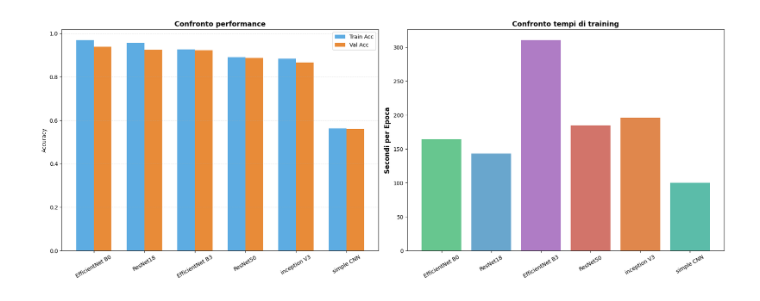
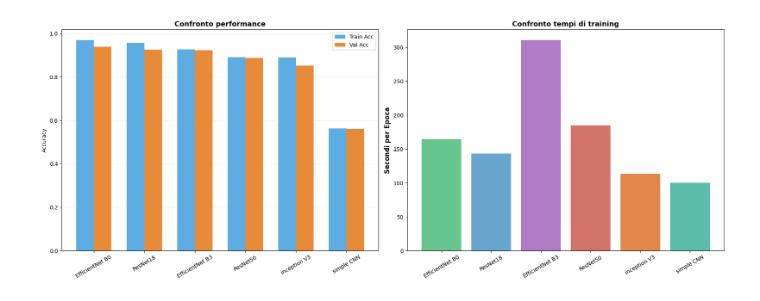
Before and after one commit to andreaspagnolo/progetto_aml, a Jupyter notebook: compare_fineTuning_models.ipynb, the cells around one changed output. Drawn from its saved outputs; the diff is of its cells as text; code cells hidden in the pictures.

```diff
--- a/compare_fineTuning_models.ipynb
+++ b/compare_fineTuning_models.ipynb
@@ -3,7 +3,7 @@ import matplotlib.pyplot as plt
 import numpy as np
 
 # 1. DATA PREPARATION
-models_data = [
+models_data_finetuning = [
     {
         "name": "ResNet50",
         "train_acc": 0.8917,
@@ -27,10 +27,10 @@ models_data = [
     },
     {
         "name": "inception V3",
-        "train_acc": 0.8848,
-        "val_acc": 0.8657,
+        "train_acc": 0.8892,
+        "val_acc": 0.8518,
         "time_min": 49.08,
-        "epochs": 15
+        "epochs": 26
     },
     {
         "name": "simple CNN",
@@ -49,44 +49,43 @@ models_data = [
 ]
 
 # Ordiniamo i modelli per accuratezza di validazione decrescente
-models_data = sorted(models_data, key=lambda x: x['val_acc'], reverse=True)
+models_data_finetuning = sorted(models_data_finetuning, key=lambda x: x['val_acc'], reverse=True)
 
-names = [m["name"] for m in models_data]
-train_accs = [m["train_acc"] for m in models_data]
-val_accs = [m["val_acc"] for m in models_data]
-total_times = [m["time_min"] for m in models_data]
-epochs = [m["epochs"] for m in models_data]
+names = [m["name"] for m in models_data_finetuning]
+train_accs = [m["train_acc"] for m in models_data_finetuning]
+val_accs = [m["val_acc"] for m in models_data_finetuning]
+total_times = [m["time_min"] for m in models_data_finetuning]
+epochs = [m["epochs"] for m in models_data_finetuning]
 
 # Calcoliamo il tempo medio per singola epoca (in secondi)
-time_per_epoch_sec = [(m["time_min"] * 60) / m["epochs"] for m in models_data]
-
+time_per_epoch_sec = [(m["time_min"] * 60) / m["epochs"] for m in models_data_finetuning]
 # 2. PLOTTING
 fig, (ax1, ax2) = plt.subplots(1, 2, figsize=(18, 7))
 x = np.arange(len(names))
 width = 0.35
 
 # --- Grafico 1: Accuratezza (Ordinata) ---
 ax1.bar(x - width/2, train_accs, width, label='Train Acc', color='#3498db', alpha=0.8)
 ax1.bar(x + width/2, val_accs, width, label='Val Acc', color='#e67e22', alpha=0.9)
 ax1.set_ylabel('Accuracy')
 ax1.set_title('Confronto performance', fontsize=13, fontweight='bold')
 ax1.set_xticks(x)
 ax1.set_xticklabels(names, rotation=30)
 ax1.legend()
 ax1.grid(axis='y', linestyle='--', alpha=0.3)
 
 colori = ['#27ae60', '#2980b9', '#8e44ad', '#c0392b', '#d35400', '#16a085']
 
 # Barre: Tempo per singola epoca
 bars = ax2.bar(x, time_per_epoch_sec, color=colori, alpha=0.7, label='Secondi per Epoca')
 ax2.set_ylabel('Secondi per Epoca', fontsize=12, fontweight='bold')
 ax2.tick_params(axis='y')
 
 ax2.set_title('Confronto tempi di training', fontsize=13, fontweight='bold')
 ax2.set_xticks(x)
 ax2.set_xticklabels(names, rotation=30)
 
 plt.tight_layout()
 plt.show()
 # %% [output]
-[figure, old version]
+[figure, new version]
```
Also changed, not shown: parts of 1 cell of this notebook.
